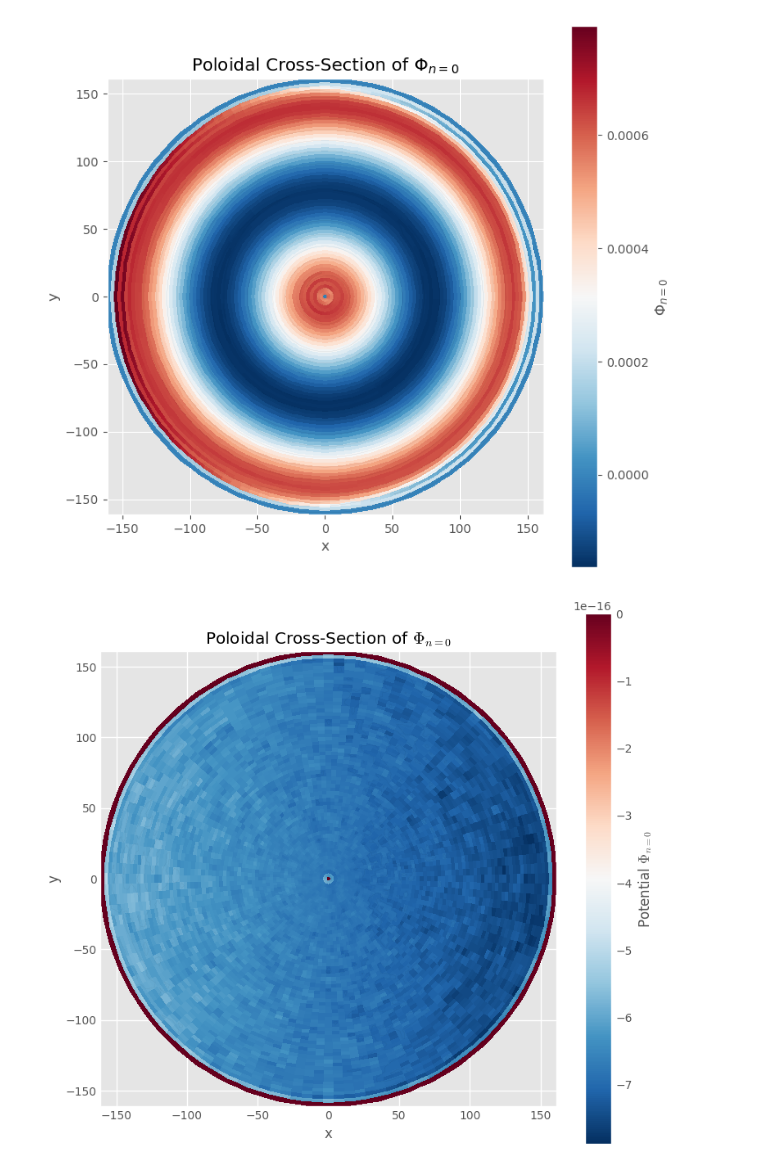
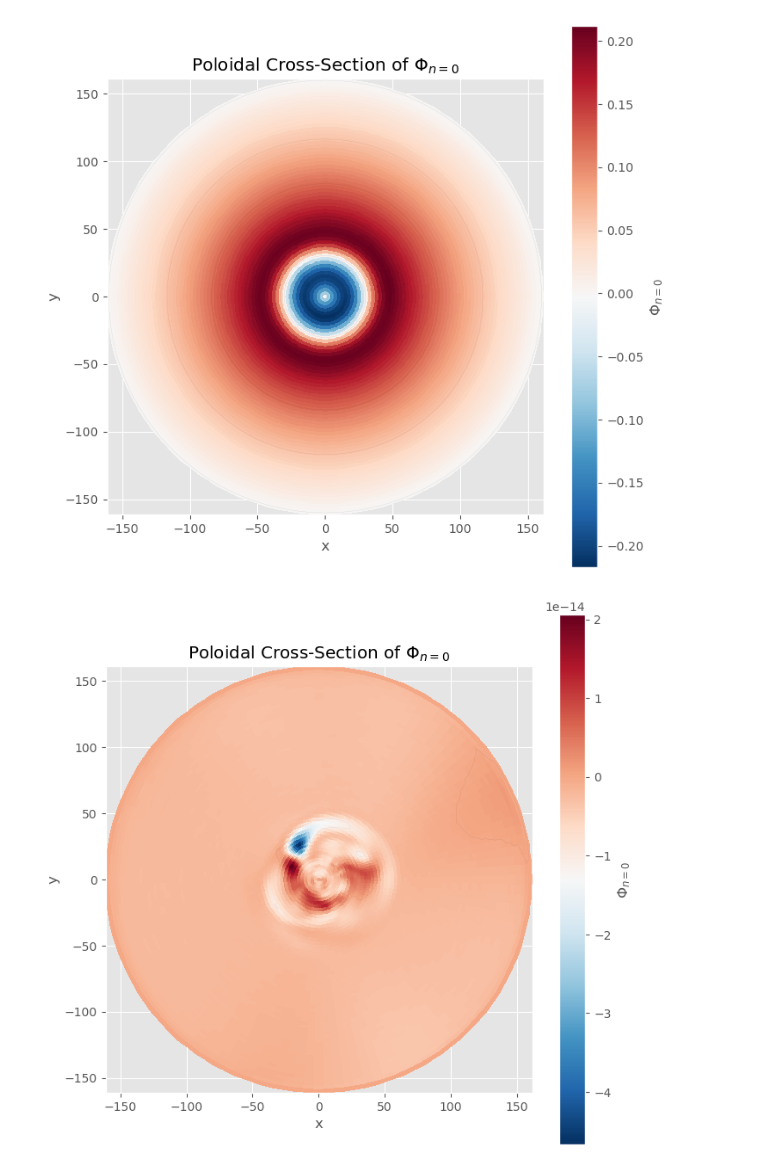
Before and after one commit to seferoni/GYSELA_utils, a Jupyter notebook: post-processing/scripts/exploratory_notebooks/phixy_mn0.ipynb, the cells around one changed output. Drawn from its saved outputs; the diff is of its cells as text; code cells hidden in the pictures.

```diff
--- a/post-processing/scripts/exploratory_notebooks/phixy_mn0.ipynb
+++ b/post-processing/scripts/exploratory_notebooks/phixy_mn0.ipynb
@@ -10,29 +10,29 @@ import phi2D_utilities as utils;
 plt.style.use("ggplot");
 # %%
 # Test input - delete when done!
-dataset = reader.fetch_data_from_h5("/home/thur0011/GYSELA/simulations_raw/GG2019/delta_zero/q1.5/sp0/Phi2D/Phi2D_d00850.h5");
+dataset = reader.fetch_data_from_h5("/home/thur0011/GYSELA/simulations_raw/batch_11/DN_REF_RH_AE_NR64NTHETA128NPHI8NVPAR512NMU64_Q1.5_NOPERT/sp0/Phi2D/Phi2D_d00500.h5", dimensions = ["zeta", "r", "theta"]);
 # %%
 def plot_phi2D(phi_values):
 
 	# Generate Cartesian mesh-grid from radial and poloidal coordinate arrays.
 	x_coords, y_coords = utils.generate_xy_grid(dataset);
 
 	# Figure plotting logic.
-	plt.figure(figsize=(8, 8))
-	plt.contour(x_coords, y_coords, phi_values, colors='k', linewidths=0.1, alpha=0.3)
-	plt.pcolormesh(x_coords, y_coords, phi_values, shading='nearest', cmap='RdBu_r');
+	plt.figure(figsize = (10, 6));
+	plt.contour(x_coords, y_coords, phi_values, colors = "k", linewidths = 0.1, alpha = 0.3);
+	plt.pcolormesh(x_coords, y_coords, phi_values, shading = "auto", cmap = "RdBu_r");
 	plt.gca().set_aspect('equal');
 	plt.title(r'Poloidal Cross-Section of $\Phi_{n=0}$');
 	plt.colorbar(label = r'$\Phi_{n=0}$');
 	plt.xlabel('x');
 	plt.ylabel('y');
 	plt.show();
 
 # Main script logic.
 plot_phi2D(dataset["Phirth_n0"].values);
 # %% [output]
-[figure, old version]
+[figure, new version]
 # %%
 plot_phi2D(dataset["Phirth"].values - dataset["Phirth_n0"].values);
 # %% [output]
-[figure, old version]
+[figure, new version]
```
Also changed, not shown: 19 other files.
